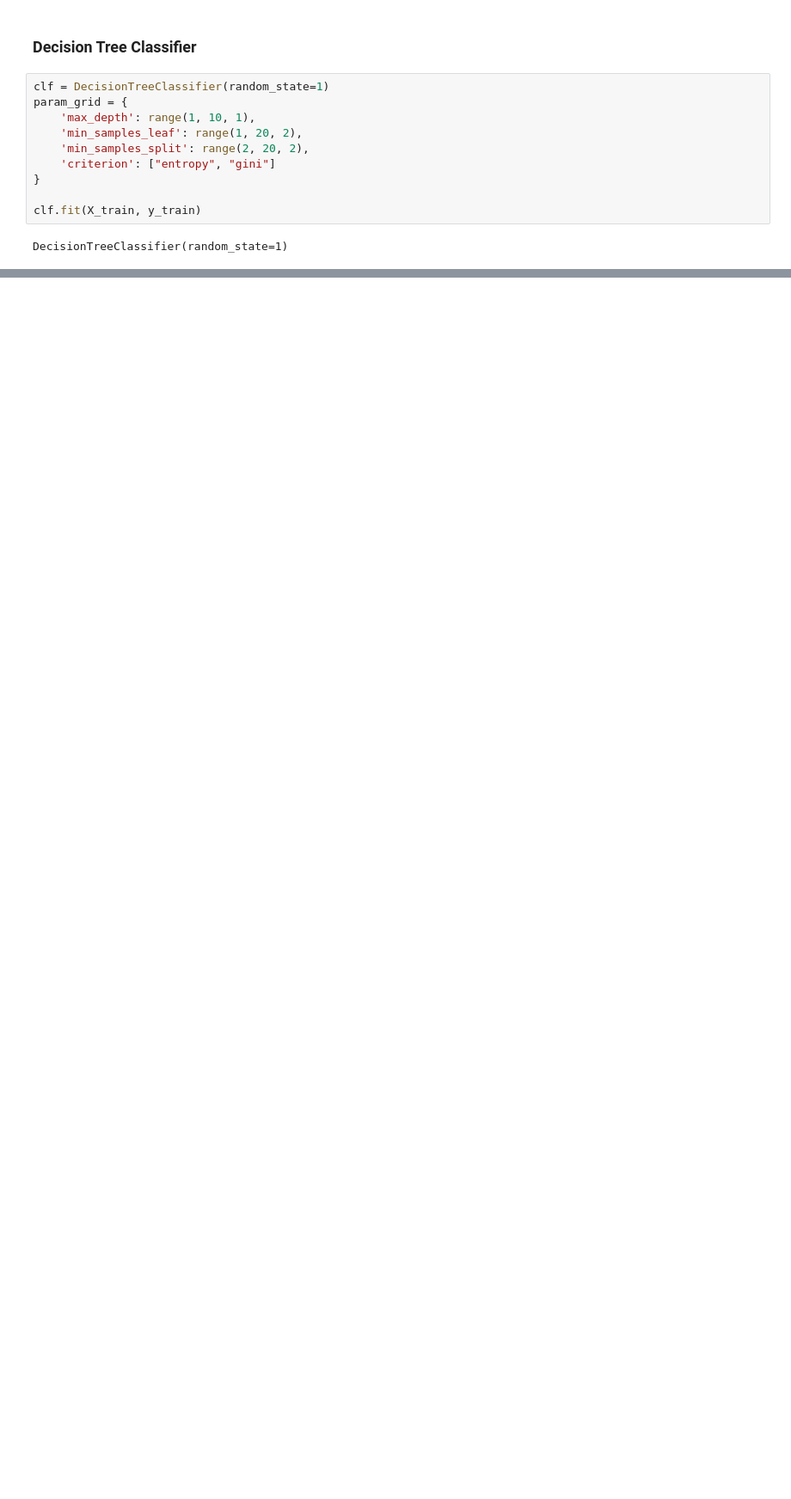
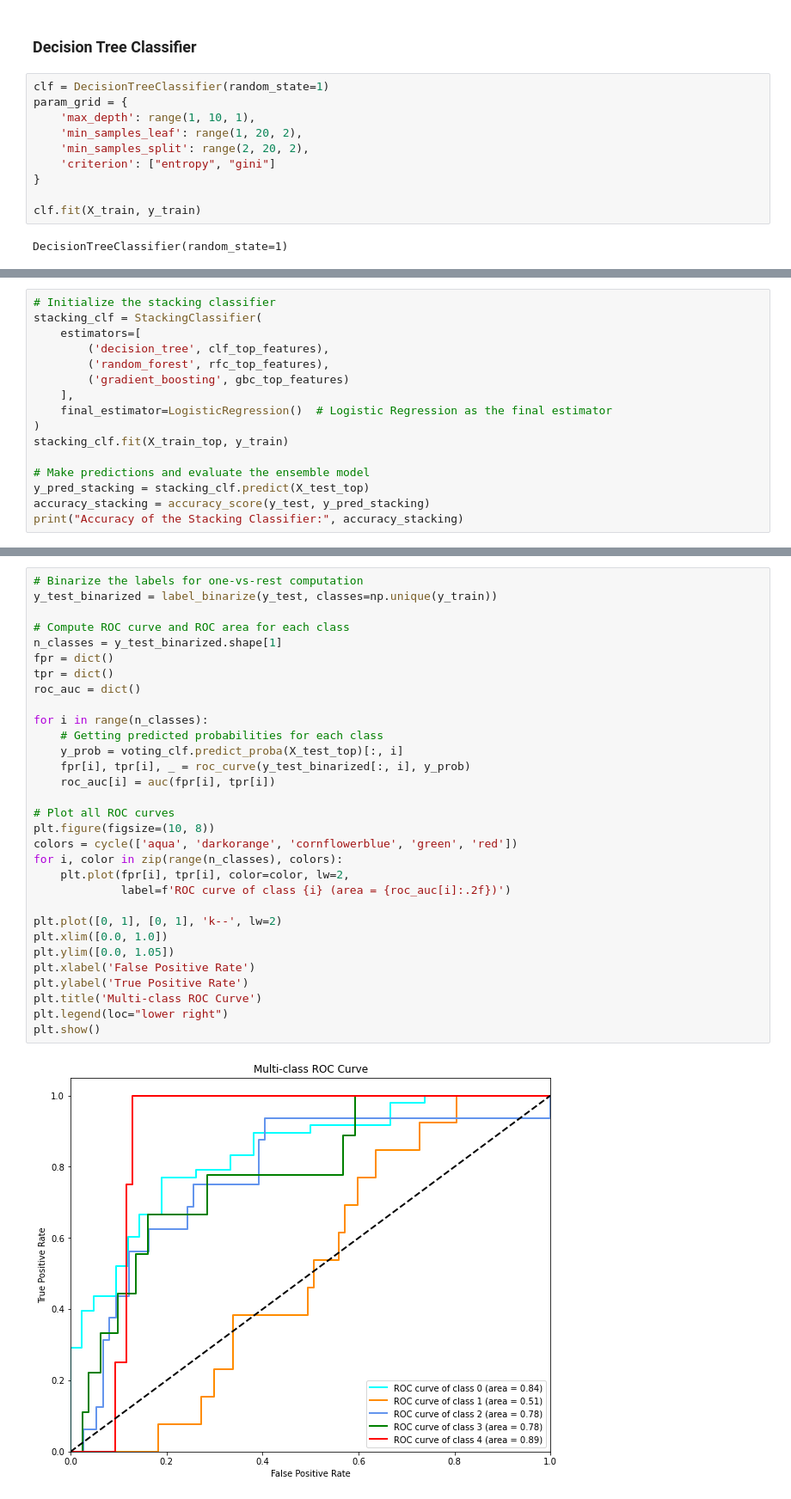
Before and after one commit to lillyamir/Ensemble-Machine-Learning, a Jupyter notebook: Ensemble_Learning.ipynb, the cells around one changed output, grey strips where cells are left out. Shown: that part at 86% size. Saved outputs shown, nothing was run; the diff lists cells and outputs as text; blank space fills up the shorter version.

```diff
--- a/Ensemble_Learning.ipynb
+++ b/Ensemble_Learning.ipynb
@@ -374,0 +399,16 @@ GradientBoostingClassifier(random_state=1)
+# %%
+# Initialize the stacking classifier
+stacking_clf = StackingClassifier(
+    estimators=[
+        ('decision_tree', clf_top_features),
+        ('random_forest', rfc_top_features),
+        ('gradient_boosting', gbc_top_features)
+    ],
+    final_estimator=LogisticRegression()  # Logistic Regression as the final estimator
+)
+stacking_clf.fit(X_train_top, y_train)
+
+# Make predictions and evaluate the ensemble model
+y_pred_stacking = stacking_clf.predict(X_test_top)
+accuracy_stacking = accuracy_score(y_test, y_pred_stacking)
+print("Accuracy of the Stacking Classifier:", accuracy_stacking)
@@ -374,0 +438,33 @@ GradientBoostingClassifier(random_state=1)
+# %%
+# Binarize the labels for one-vs-rest computation
+y_test_binarized = label_binarize(y_test, classes=np.unique(y_train))
+
+# Compute ROC curve and ROC area for each class
+n_classes = y_test_binarized.shape[1]
+fpr = dict()
+tpr = dict()
+roc_auc = dict()
+
+for i in range(n_classes):
+    # Getting predicted probabilities for each class
+    y_prob = voting_clf.predict_proba(X_test_top)[:, i]
+    fpr[i], tpr[i], _ = roc_curve(y_test_binarized[:, i], y_prob)
+    roc_auc[i] = auc(fpr[i], tpr[i])
+
+# Plot all ROC curves
+plt.figure(figsize=(10, 8))
+colors = cycle(['aqua', 'darkorange', 'cornflowerblue', 'green', 'red'])
+for i, color in zip(range(n_classes), colors):
+    plt.plot(fpr[i], tpr[i], color=color, lw=2,
+             label=f'ROC curve of class {i} (area = {roc_auc[i]:.2f})')
+
+plt.plot([0, 1], [0, 1], 'k--', lw=2)
+plt.xlim([0.0, 1.0])
+plt.ylim([0.0, 1.05])
+plt.xlabel('False Positive Rate')
+plt.ylabel('True Positive Rate')
+plt.title('Multi-class ROC Curve')
+plt.legend(loc="lower right")
+plt.show()
+# %% [output]
+[figure, added]
```
Also changed, not shown: parts of 34 cells of this notebook.
